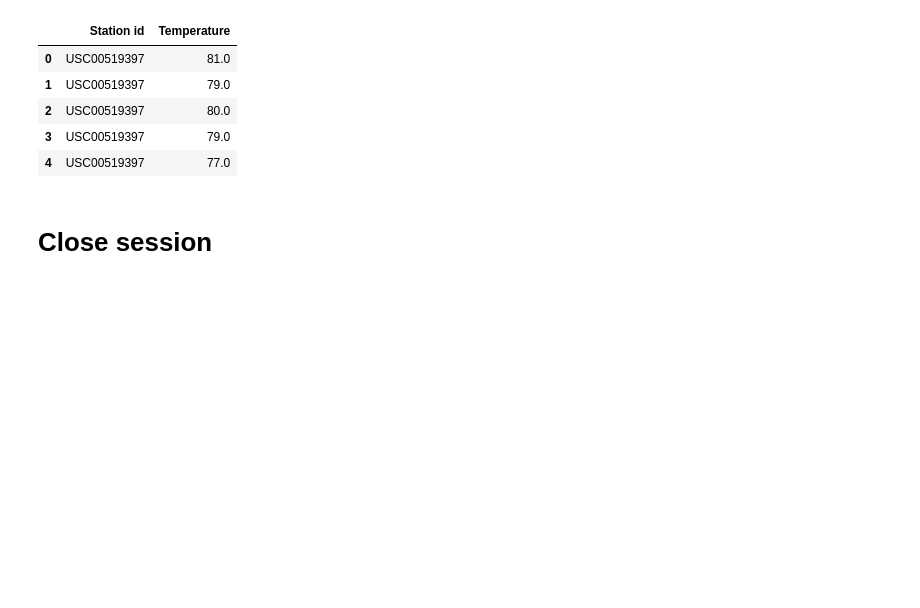
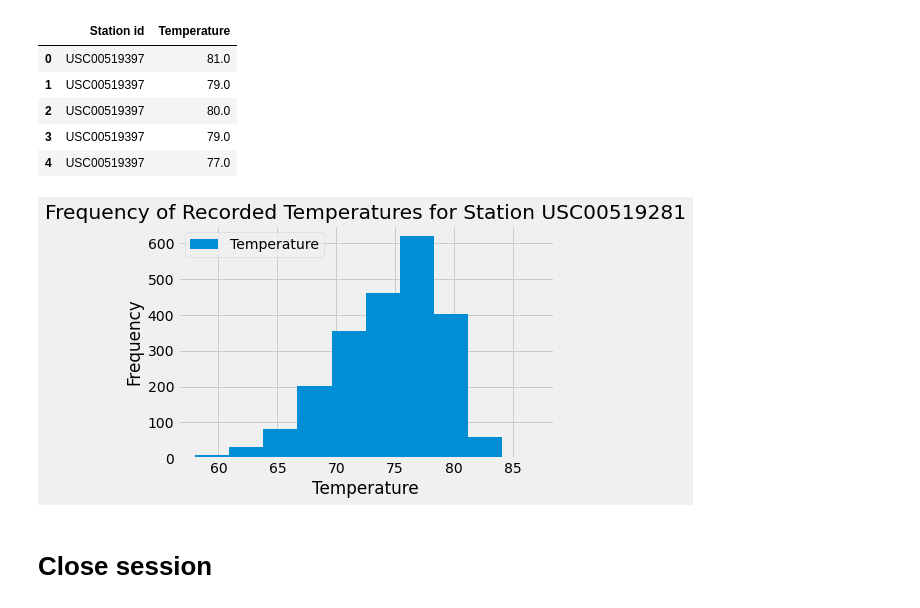
Before and after one commit to NinaPaljakkaCargo/sqlalchemy-challenge, a Jupyter notebook: climate_starter.ipynb, the cells around one changed output. Drawn from its saved outputs; the diff is of its cells as text; code cells hidden in the pictures; blank space fills up the shorter version.

Commit message:
graph completed

```diff
--- a/climate_starter.ipynb
+++ b/climate_starter.ipynb
@@ -143,3 +139,12 @@ plt.hist(x=d, bins='auto', color='#0504aa',
+# %%
+#plot histogram
+temp_df.plot.hist(by=active_max)
+plt.xlabel('Temperature')
+plt.ylabel('Frequency')
+plt.title('Frequency of Recorded Temperatures for Station USC00519281')
+plt.show()
+# %% [output]
+[figure, added]
 # %% [markdown]
 # Close session
 # %%
```
Also changed, not shown: parts of 1 cell of this notebook.
